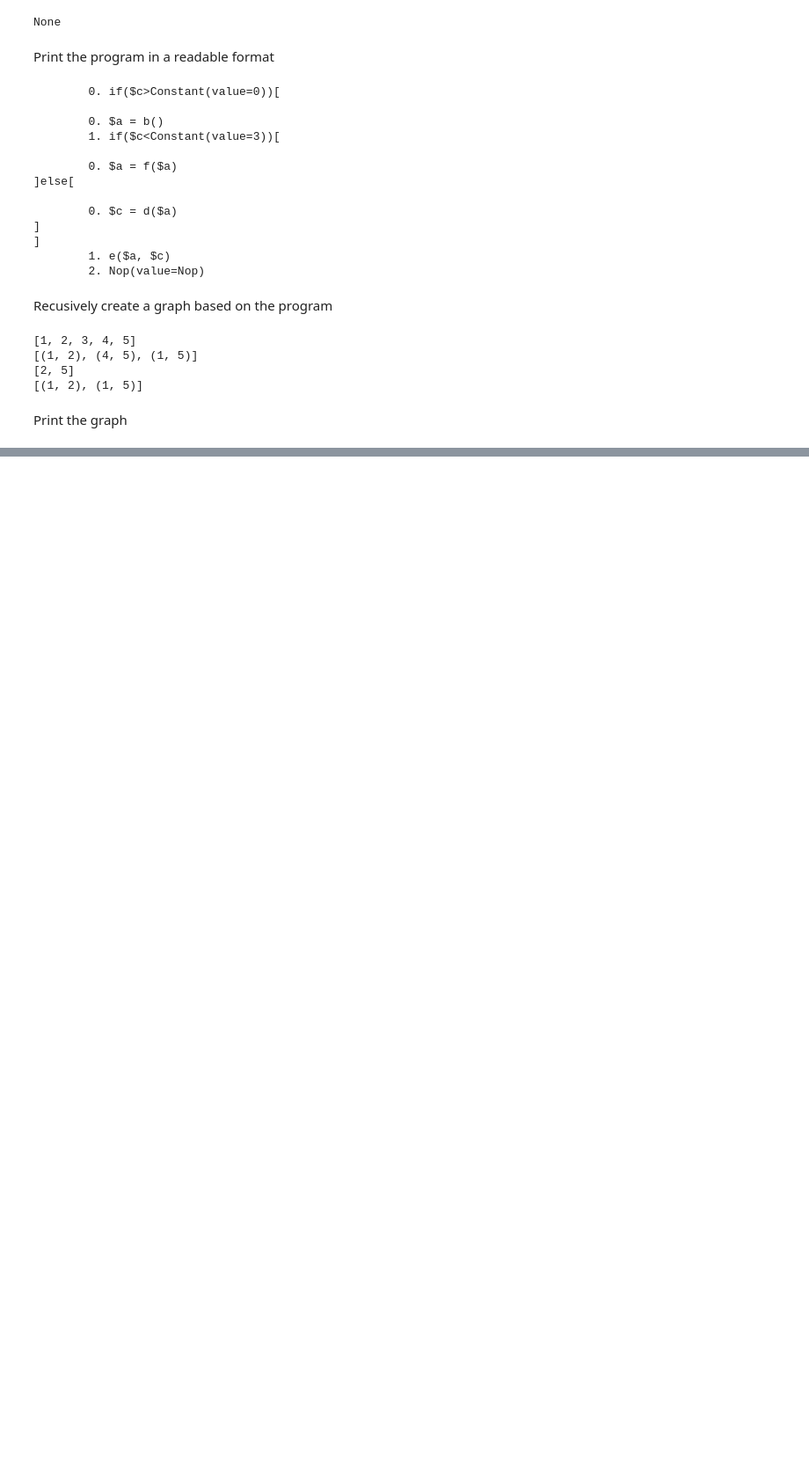
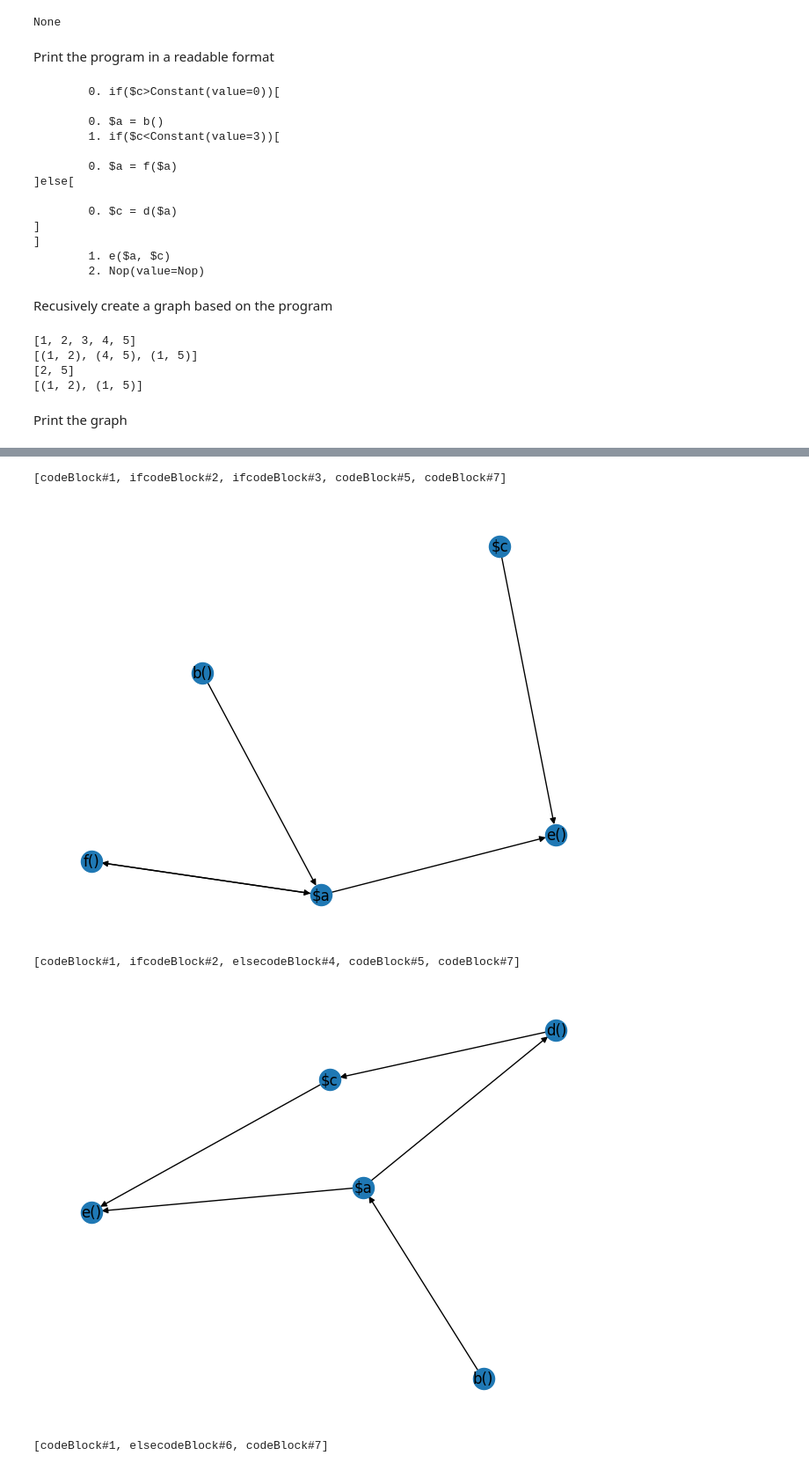
Before and after one commit to genlike/ssoft2022, a Jupyter notebook: testing.ipynb, the cells around one changed output, grey strips where cells are left out. Shown: that part at 88% size. Saved outputs shown, nothing was run; the diff lists cells and outputs as text; code cells hidden in the pictures; blank space fills up the shorter version.

Commit message:
implemented possible combinations of if statements

```diff
--- a/testing.ipynb
+++ b/testing.ipynb
@@ -339,0 +394,39 @@ plt.show()
+# %%
+def getPossiblePaths(programGraph):
+    def fillneighbours(programGraph):
+        neighbours = {}
+        for edge in programGraph.edges:
+            if edge[0] not in  neighbours.keys():
+                neighbours[edge[0]] = [edge[1]]
+            else:
+                neighbours[edge[0]].append(edge[1])
+        return neighbours
+    def getPaths(visited, neighbours, node, endNode):
+        if node == endNode:
+            paths.append(visited)
+        if node not in neighbours.keys():
+            return
+        for neighbour in neighbours[node]:
+            getPaths(visited + [neighbour,], neighbours, neighbour, endNode)
+
+    paths = []
+    neighbours = fillneighbours(programGraph)
+    getPaths([programGraph.nodes[0]], neighbours, programGraph.nodes[0], programGraph.nodes[len(programGraph.nodes)-1])
+    return paths
+# %%
+listOfCombinations = getPossiblePaths(programGraph)
+
+
+for combination in listOfCombinations:
+    print(combination)
+    debugGraph = nx.DiGraph()
+    for graph in combination:
+        debugGraph.add_edges_from(graph.edges)
+    nx.draw(debugGraph, with_labels=True)
+    plt.show()
+# %% [output]
+[codeBlock#1, ifcodeBlock#2, ifcodeBlock#3, codeBlock#5, codeBlock#7]
+[figure, added]
+[codeBlock#1, ifcodeBlock#2, elsecodeBlock#4, codeBlock#5, codeBlock#7]
+[figure, added]
+[codeBlock#1, elsecodeBlock#6, codeBlock#7]
```
Also changed, not shown: parts of 7 cells of this notebook.
